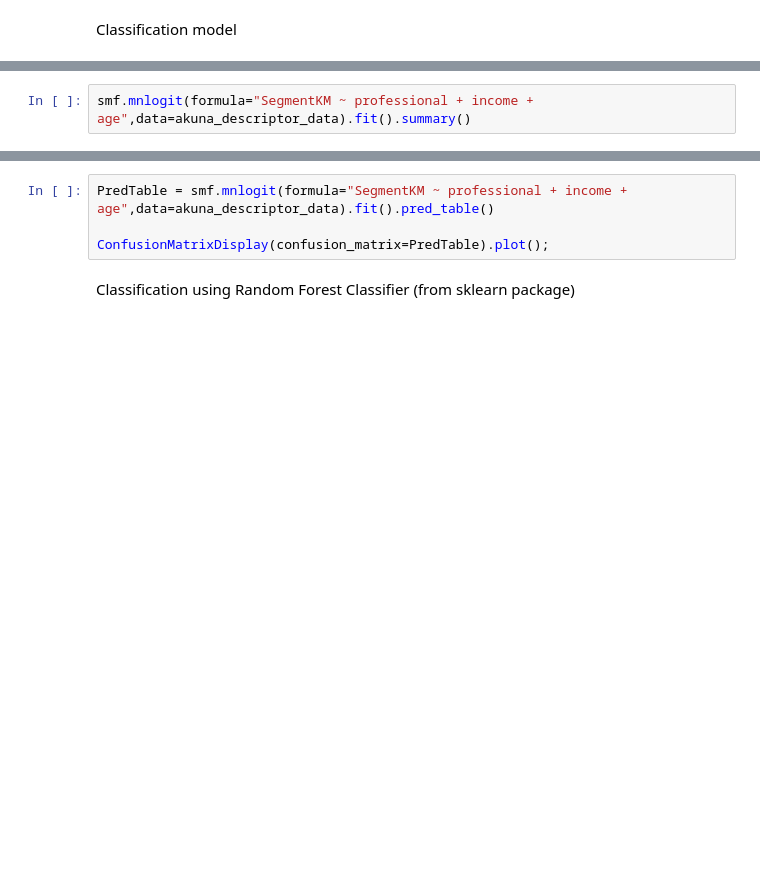
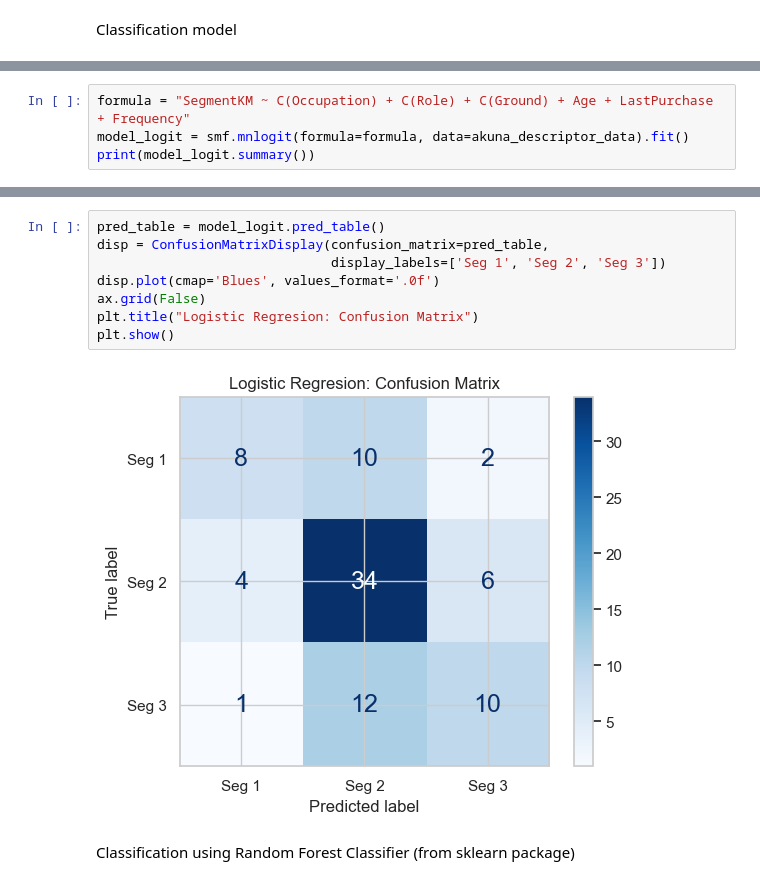
Before and after one commit to FraSeb6/Maketing_analysis, a Jupyter notebook: segmentation.ipynb, the cells around one changed output, grey strips where cells are left out. Saved outputs shown, nothing was run; the diff lists cells and outputs as text; blank space fills up the shorter version.

```diff
--- a/segmentation.ipynb
+++ b/segmentation.ipynb
@@ -543,2 +610,4 @@ Classification model
 # %%
-smf.mnlogit(formula="SegmentKM ~ professional + income + age",data=akuna_descriptor_data).fit().summary()
+formula = "SegmentKM ~ C(Occupation) + C(Role) + C(Ground) + Age + LastPurchase + Frequency"
+model_logit = smf.mnlogit(formula=formula, data=akuna_descriptor_data).fit()
+print(model_logit.summary())
@@ -545,7 +632,13 @@ smf.mnlogit(formula="SegmentKM ~ professional + income + age",data=akuna_descrip
 # %%
-PredTable = smf.mnlogit(formula="SegmentKM ~ professional + income + age",data=akuna_descriptor_data).fit().pred_table()
-
-ConfusionMatrixDisplay(confusion_matrix=PredTable).plot();
+pred_table = model_logit.pred_table()
+disp = ConfusionMatrixDisplay(confusion_matrix=pred_table,
+                              display_labels=['Seg 1', 'Seg 2', 'Seg 3'])
+disp.plot(cmap='Blues', values_format='.0f')
+ax.grid(False)
+plt.title("Logistic Regresion: Confusion Matrix")
+plt.show()
+# %% [output]
+[figure, added]
 # %% [markdown]
 Classification using Random Forest Classifier (from sklearn package)
 # %%
```
Also changed, not shown: parts of 16 cells of this notebook.
